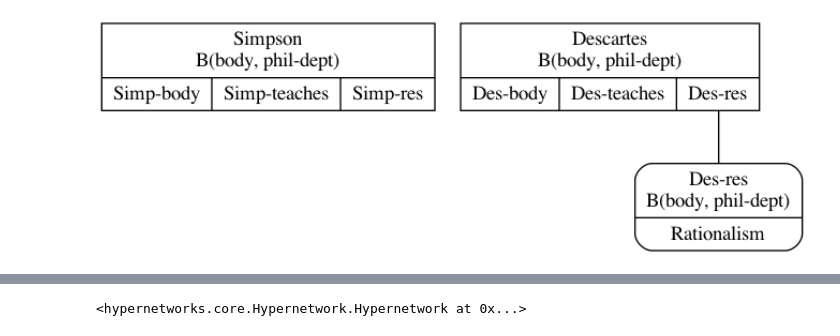
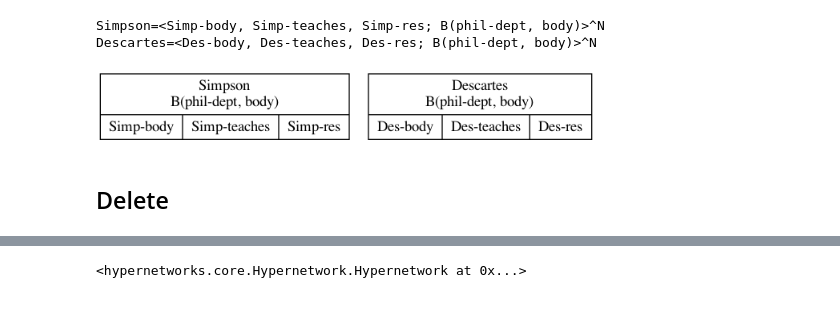
Before and after one commit to rdchar/Hora, a Jupyter notebook: examples/Simpson.ipynb, the cells around one changed output, grey strips where cells are left out. Saved outputs shown, nothing was run; the diff lists cells and outputs as text; code cells hidden in the pictures; blank space fills up the shorter version.

Commit message:
Fixed the problem with delete

```diff
--- a/examples/Simpson.ipynb
+++ b/examples/Simpson.ipynb
@@ -77,9 +125,9 @@ Simp-lhand=<Simp-lfingers, Simp-lthumb; R_lhand; B(body)>^N
 # %%
-phil_dept_hn = Hypernetwork()
-phil_dept_hn = get_subHn_by_semantic_boundary(simpson_hn, "phil-dept", phil_dept_hn)
+phil_dept_hn2 = Hypernetwork()
+phil_dept_hn2 = get_subHn_by_semantic_boundary(simpson_hn, "phil-dept", phil_dept_hn2)
 
-# print(phil_dept_hn)
+print(phil_dept_hn2)
 
-draw_hn(phil_dept_hn, fname="pictures/simpson-phil-dept", view=False, show_vertex=False)
-Image(filename='pictures/simpson-phil-dept.png', width=1000, height=400)
+draw_hn(phil_dept_hn2, fname="pictures/simpson-phil-dept2", view=False, show_vertex=False)
+Image(filename='pictures/simpson-phil-dept2.png', width=800, height=400)
 # %% [output]
@@ -87,8 +148,14 @@ Image(filename='pictures/simpson-phil-dept.png', width=1000, height=400)
 # %%
-isec_hn = body_hn.intersection(phil_dept_hn)
+isec_hn = body_hn.intersection(phil_dept_hn2)
+
+print(isec_hn)
 
 draw_hn(isec_hn, fname="pictures/simpson-isec", view=False, show_vertex=False)
-Image(filename='pictures/simpson-isec.png', width=800, height=400)
+Image(filename='pictures/simpson-isec.png', width=500, height=400)
 # %% [output]
+Simpson=<Simp-body, Simp-teaches, Simp-res; B(phil-dept, body)>^N
+Descartes=<Des-body, Des-teaches, Des-res; B(phil-dept, body)>^N
-[figure, old version]
+[figure, new version]
+# %% [markdown]
+## Delete
 # %%
```
Also changed, not shown: parts of 16 cells of this notebook, 1 other file.
